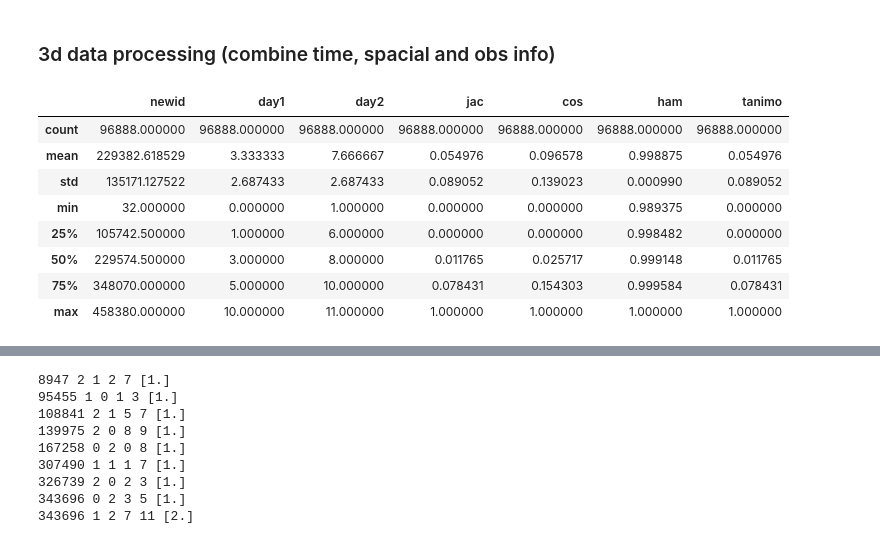
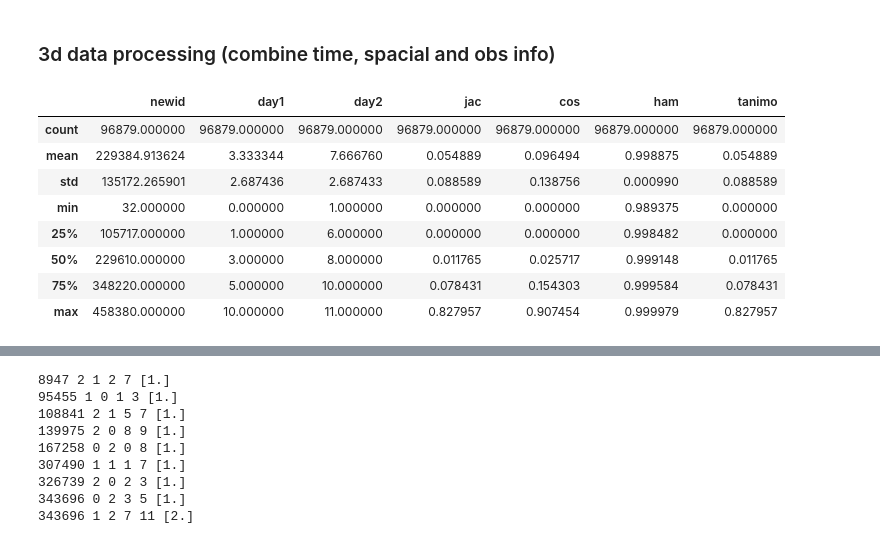
Before and after one commit to Yiran6/app_baseddata_processing, a Jupyter notebook: app_based_dt_check.ipynb, the cells around one changed output, grey strips where cells are left out. Drawn from its saved outputs; the diff is of its cells as text; code cells hidden in the pictures.

```diff
--- a/app_based_dt_check.ipynb
+++ b/app_based_dt_check.ipynb
@@ -550,14 +550,14 @@ for ids in np.unique(dt12days['newid']):
 # %%
 #same people, but different day
 sim_result_ts.to_csv('sim_result_ts.csv')
-sim_result_ts.describe()
+sim_result_ts[sim_result_ts['jac']!=1].describe()
 # %% [output]
 |  | newid | day1 | day2 | jac | cos | ham | tanimo |
-| count | 96888.000000 | 96888.000000 | 96888.000000 | 96888.000000 | 96888.000000 | 96888.000000 | 96888.000000 |
-| mean | 229382.618529 | 3.333333 | 7.666667 | 0.054976 | 0.096578 | 0.998875 | 0.054976 |
-| std | 135171.127522 | 2.687433 | 2.687433 | 0.089052 | 0.139023 | 0.000990 | 0.089052 |
+| count | 96879.000000 | 96879.000000 | 96879.000000 | 96879.000000 | 96879.000000 | 96879.000000 | 96879.000000 |
+| mean | 229384.913624 | 3.333344 | 7.666760 | 0.054889 | 0.096494 | 0.998875 | 0.054889 |
+| std | 135172.265901 | 2.687436 | 2.687433 | 0.088589 | 0.138756 | 0.000990 | 0.088589 |
 | min | 32.000000 | 0.000000 | 1.000000 | 0.000000 | 0.000000 | 0.989375 | 0.000000 |
-| 25% | 105742.500000 | 1.000000 | 6.000000 | 0.000000 | 0.000000 | 0.998482 | 0.000000 |
-| 50% | 229574.500000 | 3.000000 | 8.000000 | 0.011765 | 0.025717 | 0.999148 | 0.011765 |
-| 75% | 348070.000000 | 5.000000 | 10.000000 | 0.078431 | 0.154303 | 0.999584 | 0.078431 |
-| max | 458380.000000 | 10.000000 | 11.000000 | 1.000000 | 1.000000 | 1.000000 | 1.000000 |
+| 25% | 105717.000000 | 1.000000 | 6.000000 | 0.000000 | 0.000000 | 0.998482 | 0.000000 |
+| 50% | 229610.000000 | 3.000000 | 8.000000 | 0.011765 | 0.025717 | 0.999148 | 0.011765 |
+| 75% | 348220.000000 | 5.000000 | 10.000000 | 0.078431 | 0.154303 | 0.999584 | 0.078431 |
+| max | 458380.000000 | 10.000000 | 11.000000 | 0.827957 | 0.907454 | 0.999979 | 0.827957 |
```
Also changed, not shown: parts of 13 cells of this notebook.
